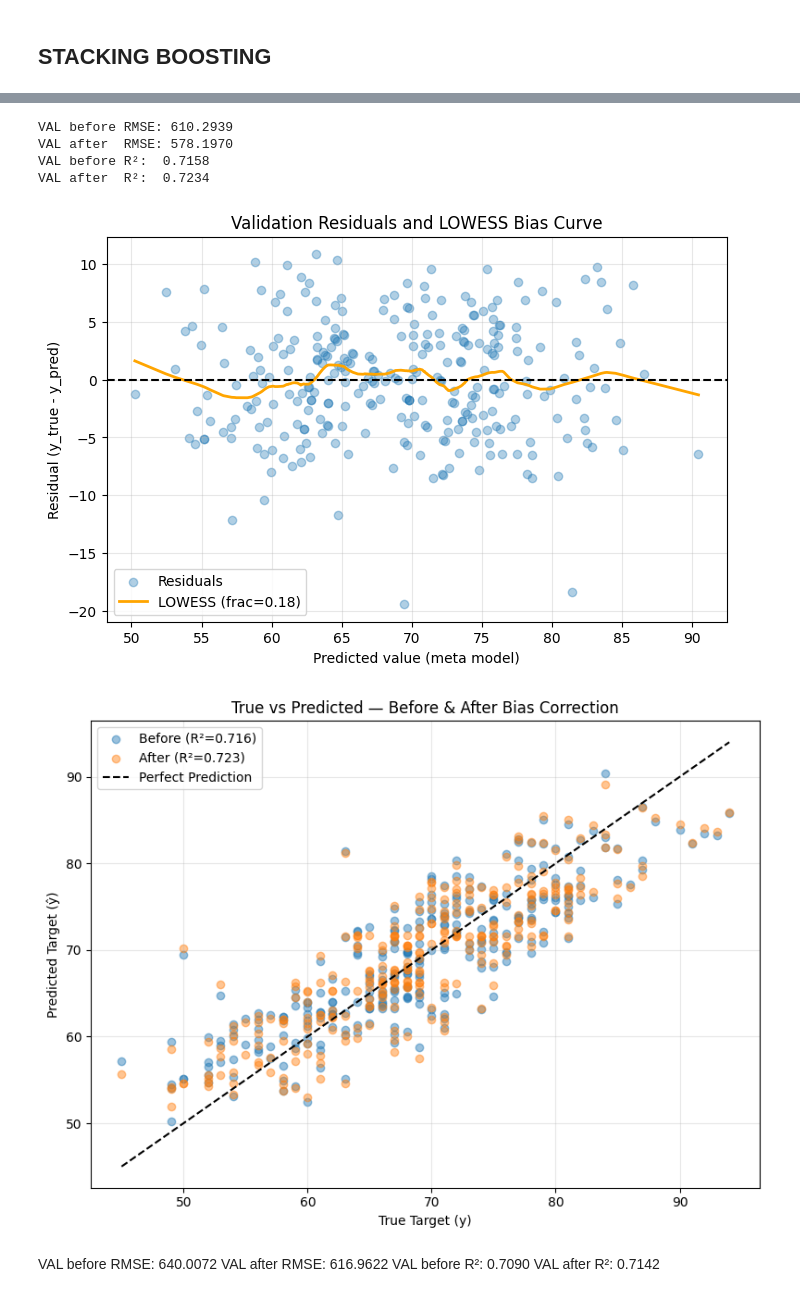
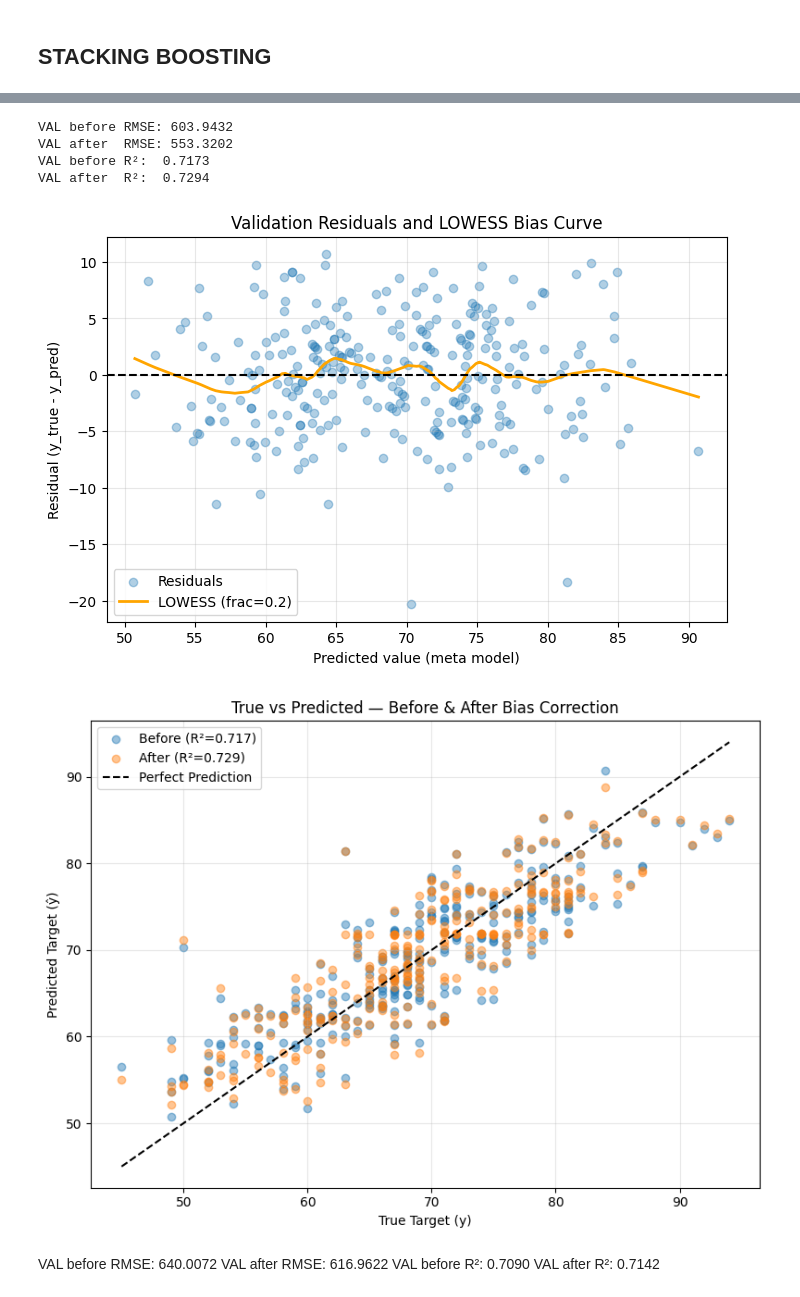
Before and after one commit to lambione/ETH-KAGGLE-COMPETITIONS-AML, a Jupyter notebook: PROJECT_1/mri_detection.ipynb, the cells around one changed output, grey strips where cells are left out. Drawn from its saved outputs; the diff is of its cells as text; code cells hidden in the pictures.

Commit message:
Performs 0.717 R2 locally and 0.729 bias corrected

```diff
--- a/PROJECT_1/mri_detection.ipynb
+++ b/PROJECT_1/mri_detection.ipynb
@@ -473,9 +473,12 @@ f_sorted = f_scores_series.sort_values(ascending=False)
 
 top_features_linear = f_sorted.index[:70]
 top_features_mi = mi_sorted.index[:85]
-top_features_30 = mi_sorted.index[10:65]
+top_features_30 = mi_sorted.index[7:60]
+top_features_30_30 = mi_sorted.index[:60]
 top_features_60 = mi_sorted.index[40:55]
 top_features_80 = mi_sorted.index[50:75]
+
+# mi_sorted.index[50:75].union(mi_sorted.index[120:150])
 
 print("Top linear features by F-score:")
 print(top_features_linear)
@@ -484,6 +487,11 @@ for feat in top_features_30:
     X_imp_train[f"{feat}_squared"] = X_imp_train[feat] ** 2
     if 'X_imp_test' in locals():
         X_imp_test[f"{feat}_squared"] = X_imp_test[feat] ** 2
+
+for feat in top_features_30_30:
+    X_imp_train[f"{feat}_squared_squared"] = X_imp_train[feat] ** 2
+    if 'X_imp_test' in locals():
+        X_imp_test[f"{feat}_squared_squared"] = X_imp_test[feat] ** 2
 
 for feat in top_features_60:
     X_imp_train[f"{feat}_cube"] = X_imp_train[feat] ** 3
@@ -580,6 +588,7 @@ squared_features = [f"{feat}_squared" for feat in top_features_30 if f"{feat}_sq
 cube_features = [f"{feat}_cube" for feat in top_features_60 if f"{feat}_cube" in X_imp_train.columns]
 sqrt_features = [f"{feat}_sqrt" for feat in top_features_80 if f"{feat}_sqrt" in X_imp_train.columns]
 log_features  = [f for f in X_imp_train.columns if f.endswith('_log')]
+squared_squared_features = [f"{feat}_squared_squared" for feat in top_features_30 if f"{feat}_squared_squared" in X_imp_train.columns]
 
 
 all_selected_features_more = list(
@@ -588,7 +597,7 @@ all_selected_features_more = list(
     .union(merged_features)
     .union(top_features_mi)
     .union(top_features_linear)
-    .union(squared_features)
+    .union(squared_squared_features)
     .union(cube_features)
     .union(sqrt_features)
     .union(log_features)
@@ -862,7 +877,7 @@ y_pred_val = meta_pred_val
 residuals = y_val - y_pred_val
 
 lowess = sm.nonparametric.lowess
-frac = 0.18
+frac = 0.2
 lowess_fit = lowess(residuals, y_pred_val, frac=frac, return_sorted=True)
 
 xs = lowess_fit[:, 0]
@@ -878,39 +893,39 @@ r2_before   = r2_score(y_val, y_pred_val)
 r2_after    = r2_score(y_val, y_pred_val_corrected)
 
 print(f"VAL before RMSE: {rmse_before:.4f}")
 print(f"VAL after  RMSE: {rmse_after:.4f}")
 print(f"VAL before R²:  {r2_before:.4f}")
 print(f"VAL after  R²:  {r2_after:.4f}")
 
 plt.figure(figsize=(8,5))
 plt.scatter(y_pred_val, residuals, alpha=0.35, label='Residuals')
 plt.plot(xs, ys, linewidth=2, color='orange', label=f'LOWESS (frac={frac})')
 plt.axhline(0, linestyle='--', color='k')
 plt.xlabel('Predicted value (meta model)')
 plt.ylabel('Residual (y_true - y_pred)')
 plt.title('Validation Residuals and LOWESS Bias Curve')
 plt.legend()
 plt.grid(alpha=0.3)
 plt.show()
 
 plt.figure(figsize=(8,6))
 plt.scatter(y_val, y_pred_val, alpha=0.45, label=f'Before (R²={r2_before:.3f})')
 plt.scatter(y_val, y_pred_val_corrected, alpha=0.45, label=f'After (R²={r2_after:.3f})')
 plt.plot([y_val.min(), y_val.max()], [y_val.min(), y_val.max()], 'k--', label='Perfect Prediction')
 plt.xlabel('True Target (y)')
 plt.ylabel('Predicted Target (ŷ)')
 plt.title('True vs Predicted — Before & After Bias Correction')
 plt.legend()
 plt.grid(alpha=0.3)
 plt.tight_layout()
 plt.show()
 # %% [output]
-VAL before RMSE: 610.2939
-VAL after  RMSE: 578.1970
-VAL before R²:  0.7158
-VAL after  R²:  0.7234
+VAL before RMSE: 603.9432
+VAL after  RMSE: 553.3202
+VAL before R²:  0.7173
+VAL after  R²:  0.7294
-[figure, old version]
+[figure, new version]
-[figure, old version]
+[figure, new version]
 # %% [markdown]
 VAL before RMSE: 640.0072
 VAL after  RMSE: 616.9622
```
Also changed, not shown: parts of 7 cells of this notebook.
